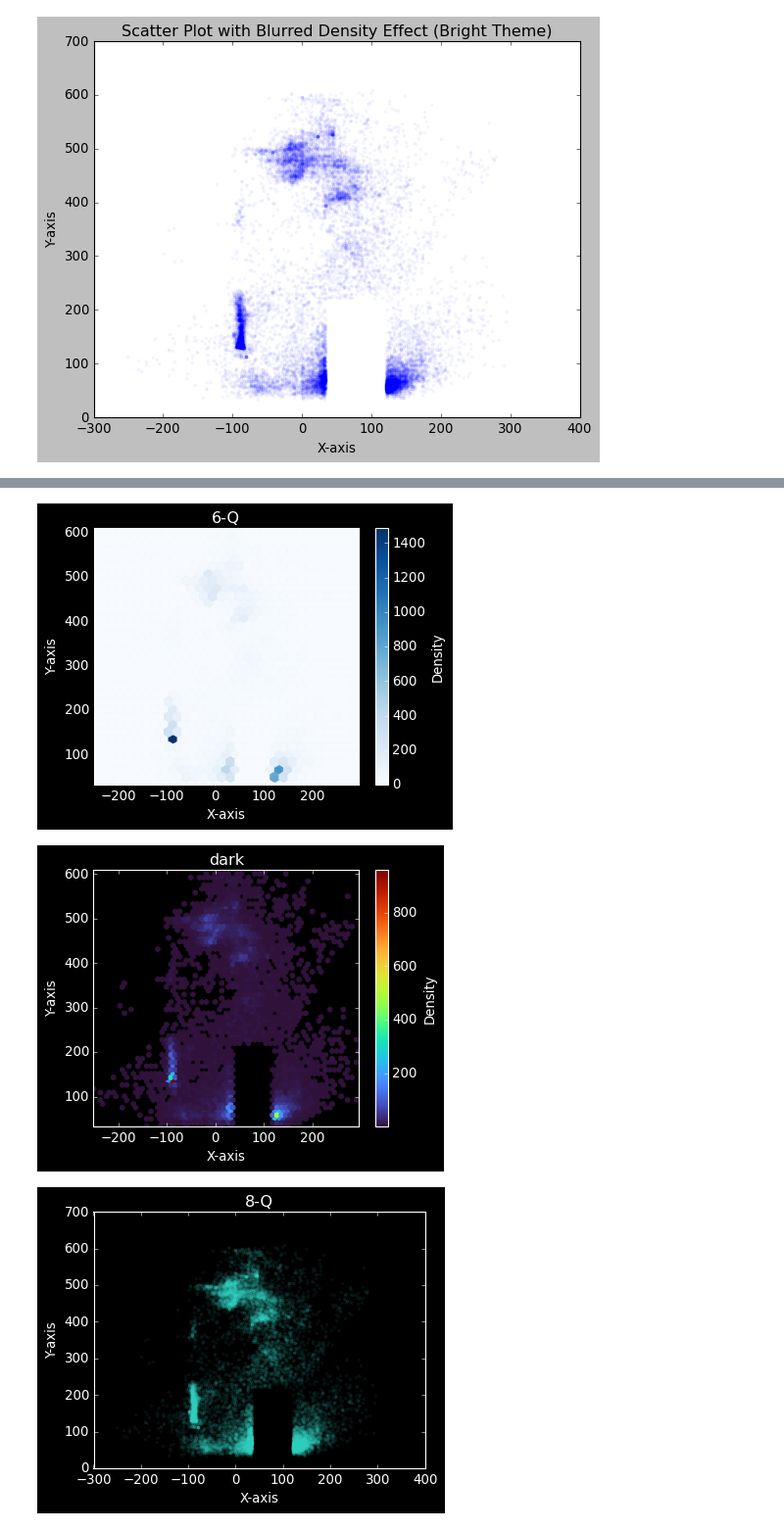
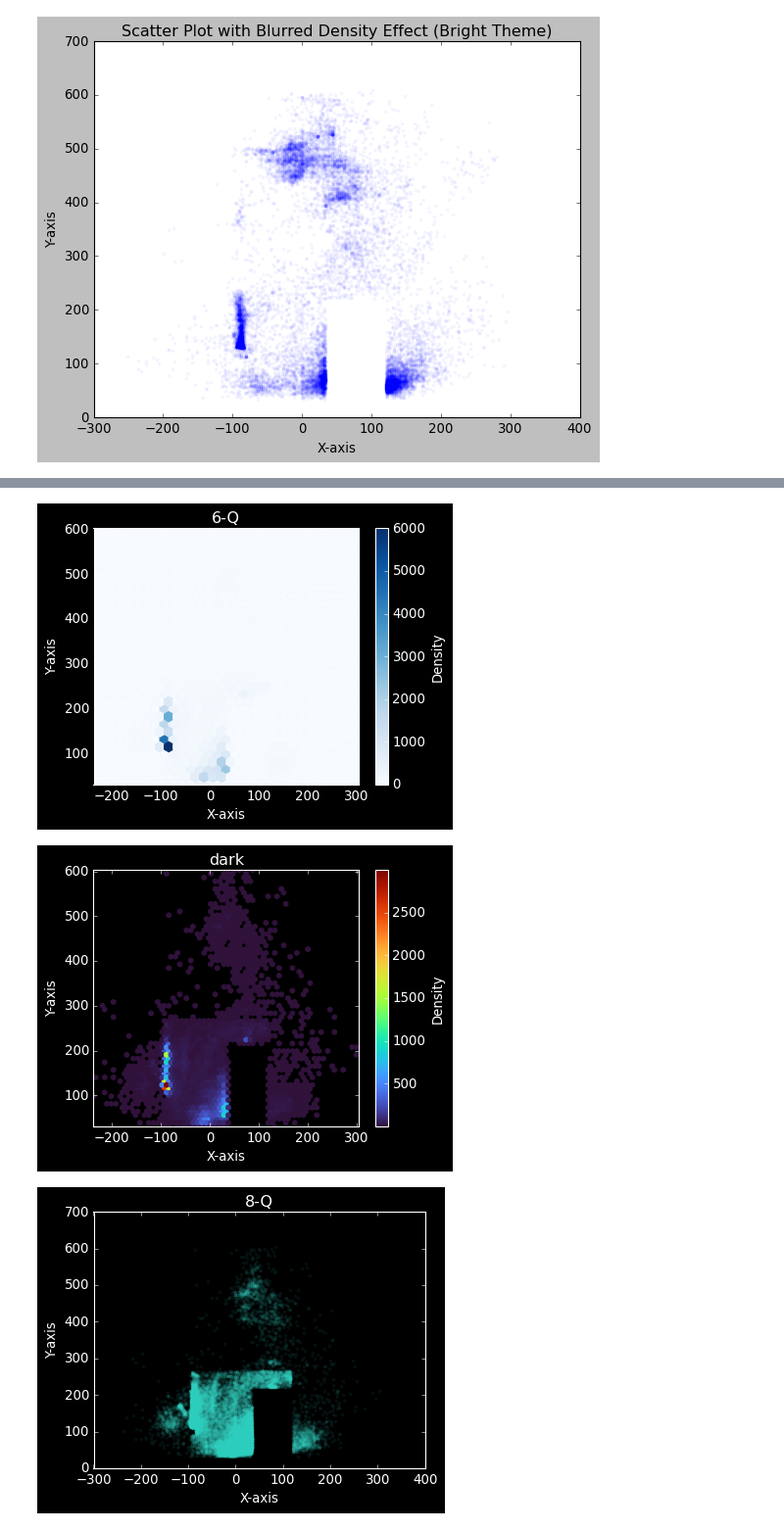
Before and after one commit to il-kwang/my_all, a Jupyter notebook: csv1_.ipynb, the cells around one changed output, grey strips where cells are left out. Shown at 98% size. Saved outputs shown, nothing was run; the diff lists cells and outputs as text; code cells hidden in the pictures.

```diff
--- a/csv1_.ipynb
+++ b/csv1_.ipynb
@@ -162,14 +162,14 @@ plt.show()
 # %% [output]
 [figure]
 # %%
-x5 = X[:16570]
-y5 = Y[:16570]
-x6 = X[:16570]
-y6 = Y[:16570]
-x7 = X[:16570]
-y7 = Y[:16570]
-x8= X[:16570]
-y8 = Y[:16570]
+x5 = X[16570:]
+y5 = Y[16570:]
+x6 = X[16570:]
+y6 = Y[16570:]
+x7 = X[16570:]
+y7 = Y[16570:]
+x8= X[16570:]
+y8 = Y[16570:]
 
 #7번째 그래프
 # 산포도 그리기 (투명도 적용) 5번째 그래프 빈도 수에 따른 색 표현현
@@ -233,3 +233,3 @@ plt.show()
-[figure, old version]
+[figure, new version]
-[figure, old version]
+[figure, new version]
-[figure, old version]
+[figure, new version]
```
Also changed, not shown: parts of 1 cell of this notebook.
